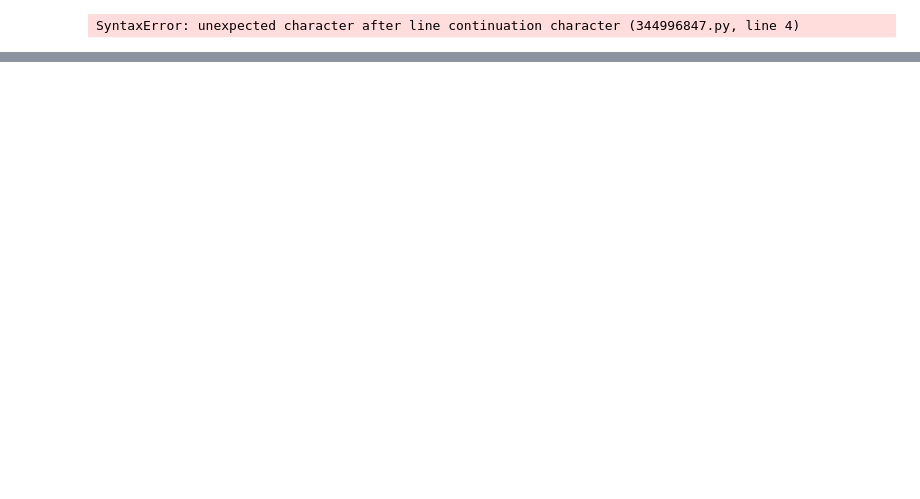
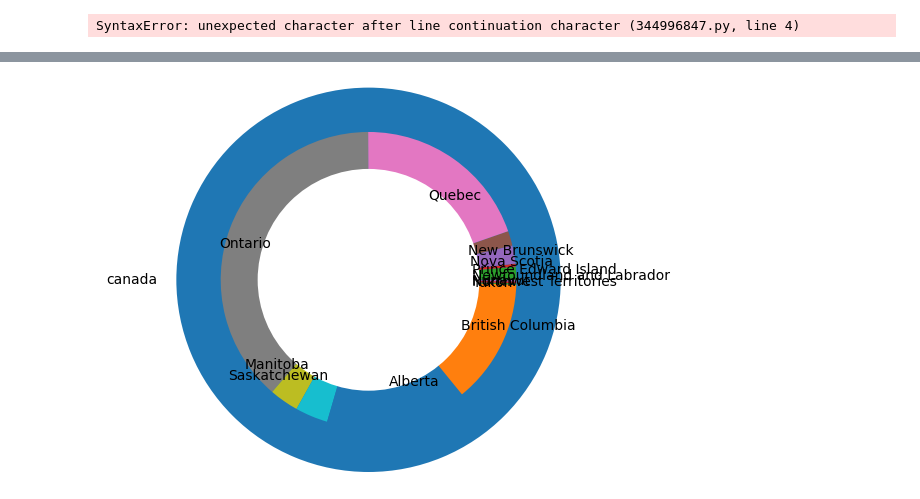
Before and after one commit to NaderMoA/project_1, a Jupyter notebook: GDP_main.ipynb, the cells around one changed output, grey strips where cells are left out. Drawn from its saved outputs; the diff is of its cells as text; code cells hidden in the pictures; blank space fills up the shorter version.

Commit message:
progressing the nested pie chart

```diff
--- a/GDP_main.ipynb
+++ b/GDP_main.ipynb
@@ -292,0 +311,23 @@ SyntaxError: unexpected character after line continuation character (344996847.p
+# %%
+country = ["canada",""]
+country_gdp = [merge_df["All_industries_gdp"].sum(),0]
+sub_indust = merge_df["Geography"]
+sub_size = merge_df["All_industries_gdp"]
+keshvar = ["USA",""]
+andaze = [500,0]
+fig, ax = plt.subplots()
+ax.axis('equal')
+mypie= ax.pie(country_gdp , radius=1.3, labels=country)
+# plt.setp( mypie, width=0.3, edgecolor='white')
+
+mypie2= ax.pie(merge_df["All_industries_gdp"], radius=1.3-0.3,
+labels=sub_indust, labeldistance=0.7)
+# plt.setp( mypie2, width=0.4, edgecolor='white')
+centre =plt.Circle((0,0),0.75, fc="white")
+plt.margins(0,0)
+fig=plt.gcf()
+fig.gca().add_artist(centre)
+plt.legend
+plt.show()
+# %% [output]
+[figure, added]
```
Also changed, not shown: parts of 2 cells of this notebook.
